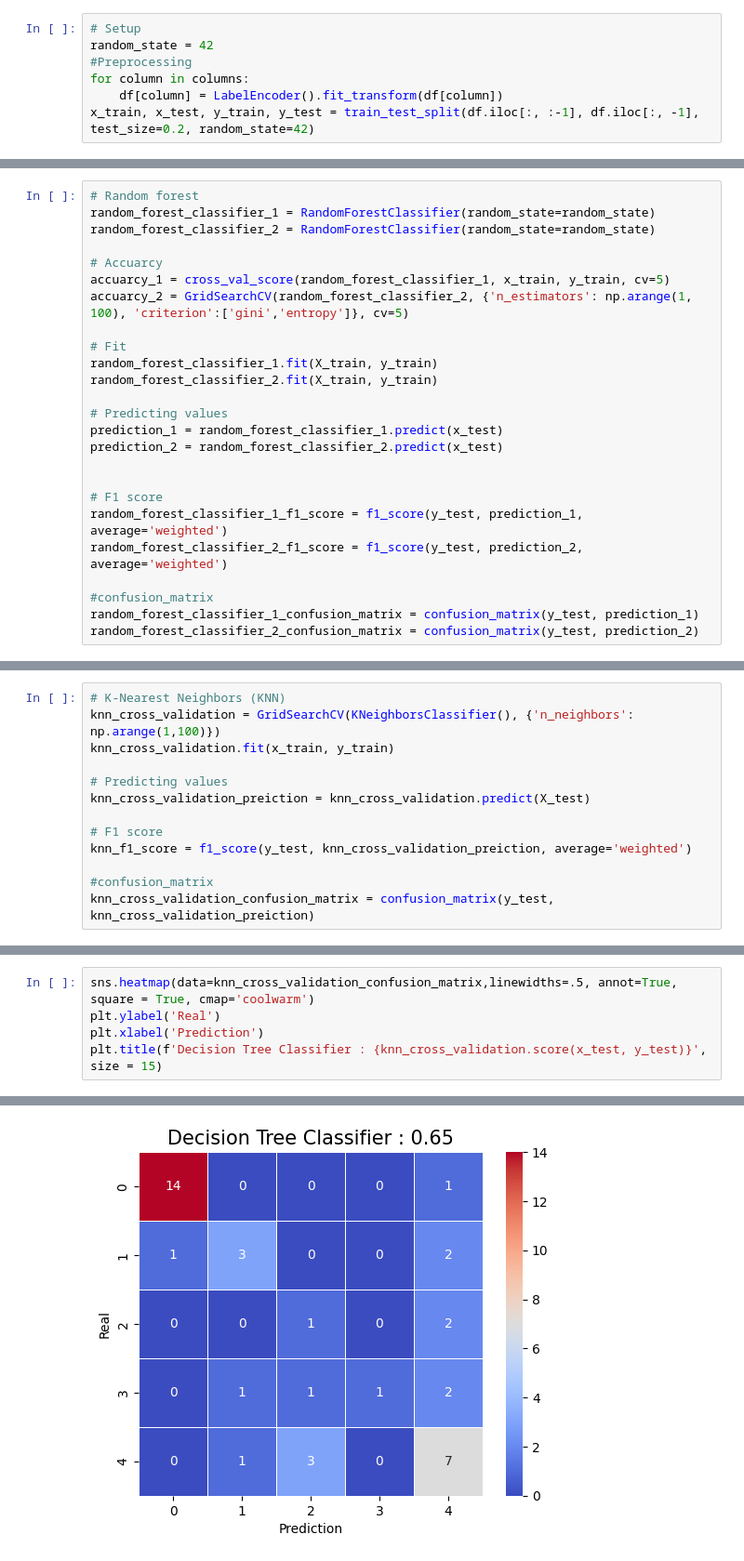
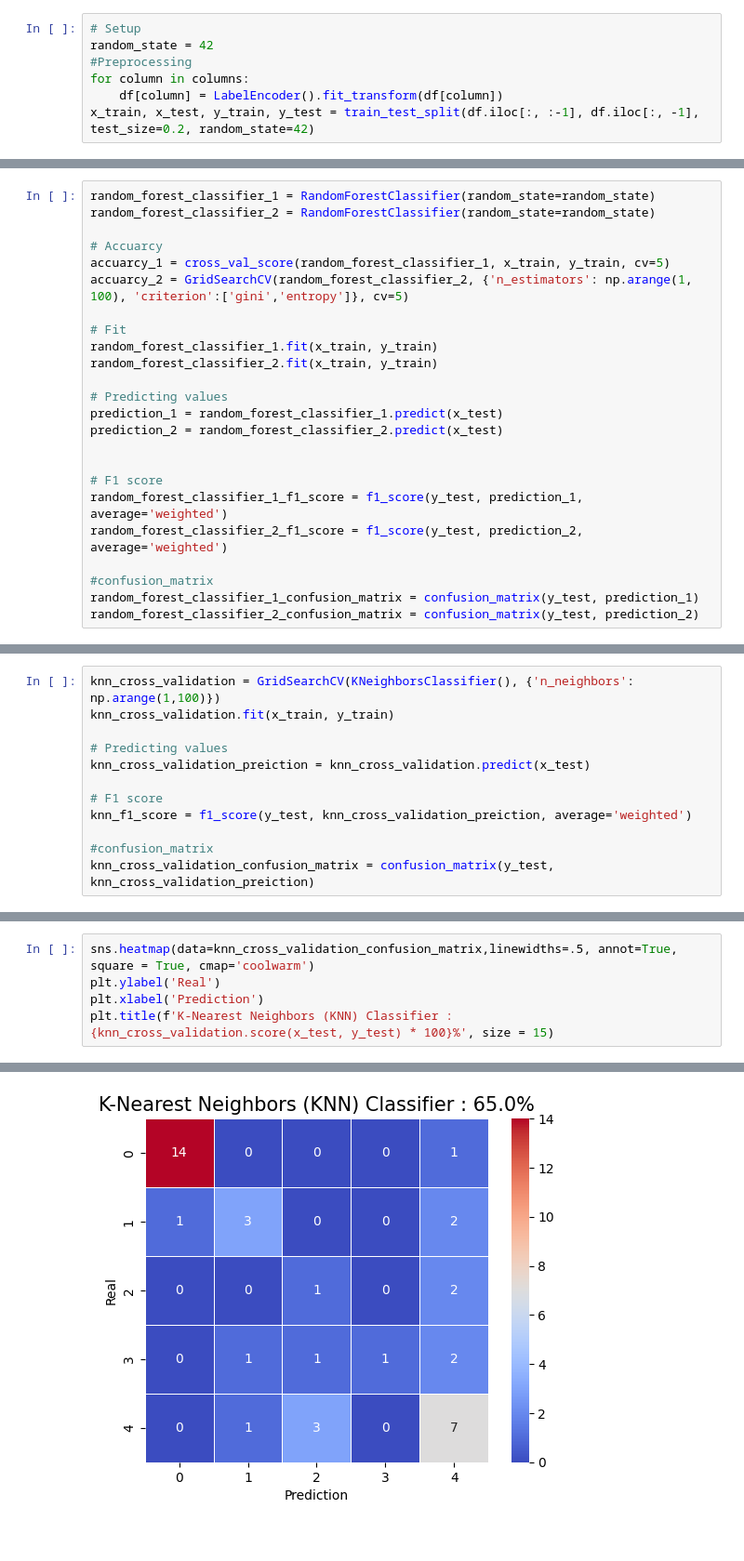
Before and after one commit to RussellJuma/CSCA-5622-Supervised-Learning-Final-Project, a Jupyter notebook: CSCA 5622 Supervised Learning Final Project.ipynb, the cells around one changed output, grey strips where cells are left out. Shown at 93% size. Saved outputs shown, nothing was run; the diff lists cells and outputs as text.

```diff
--- a/CSCA 5622 Supervised Learning Final Project.ipynb
+++ b/CSCA 5622 Supervised Learning Final Project.ipynb
@@ -129,5 +129,4 @@ decision_tree_classifier_confusion_matrix = confusion_matrix(y_test, decision_tr
 # %%
-# Random forest
 random_forest_classifier_1 = RandomForestClassifier(random_state=random_state)
 random_forest_classifier_2 = RandomForestClassifier(random_state=random_state)
 
@@ -136,8 +135,8 @@ accuarcy_1 = cross_val_score(random_forest_classifier_1, x_train, y_train, cv=5)
 accuarcy_2 = GridSearchCV(random_forest_classifier_2, {'n_estimators': np.arange(1, 100), 'criterion':['gini','entropy']}, cv=5)
 
 # Fit
-random_forest_classifier_1.fit(X_train, y_train)
-random_forest_classifier_2.fit(X_train, y_train)
+random_forest_classifier_1.fit(x_train, y_train)
+random_forest_classifier_2.fit(x_train, y_train)
 
 # Predicting values
 prediction_1 = random_forest_classifier_1.predict(x_test)
@@ -154,10 +155,9 @@ random_forest_classifier_2_confusion_matrix = confusion_matrix(y_test, predictio
 # %%
-# K-Nearest Neighbors (KNN)
 knn_cross_validation = GridSearchCV(KNeighborsClassifier(), {'n_neighbors': np.arange(1,100)})
 knn_cross_validation.fit(x_train, y_train)
 
 # Predicting values
-knn_cross_validation_preiction = knn_cross_validation.predict(X_test)
+knn_cross_validation_preiction = knn_cross_validation.predict(x_test)
 
 # F1 score
 knn_f1_score = f1_score(y_test, knn_cross_validation_preiction, average='weighted')
@@ -184,5 +186,5 @@ Text(0.5, 1.0, 'Decision Tree Classifier : Accuracy:100.0%')
 sns.heatmap(data=knn_cross_validation_confusion_matrix,linewidths=.5, annot=True, square = True, cmap='coolwarm')
 plt.ylabel('Real')
 plt.xlabel('Prediction')
-plt.title(f'Decision Tree Classifier : {knn_cross_validation.score(x_test, y_test)}', size = 15)
+plt.title(f'K-Nearest Neighbors (KNN) Classifier : {knn_cross_validation.score(x_test, y_test) * 100}%', size = 15)
 # %% [output]
@@ -190 +192 @@ Text(0.5, 1.0, 'Decision Tree Classifier : 0.65')
-[figure, old version]
+[figure, new version]
```
Also changed, not shown: parts of 25 cells of this notebook, 1 other file.
